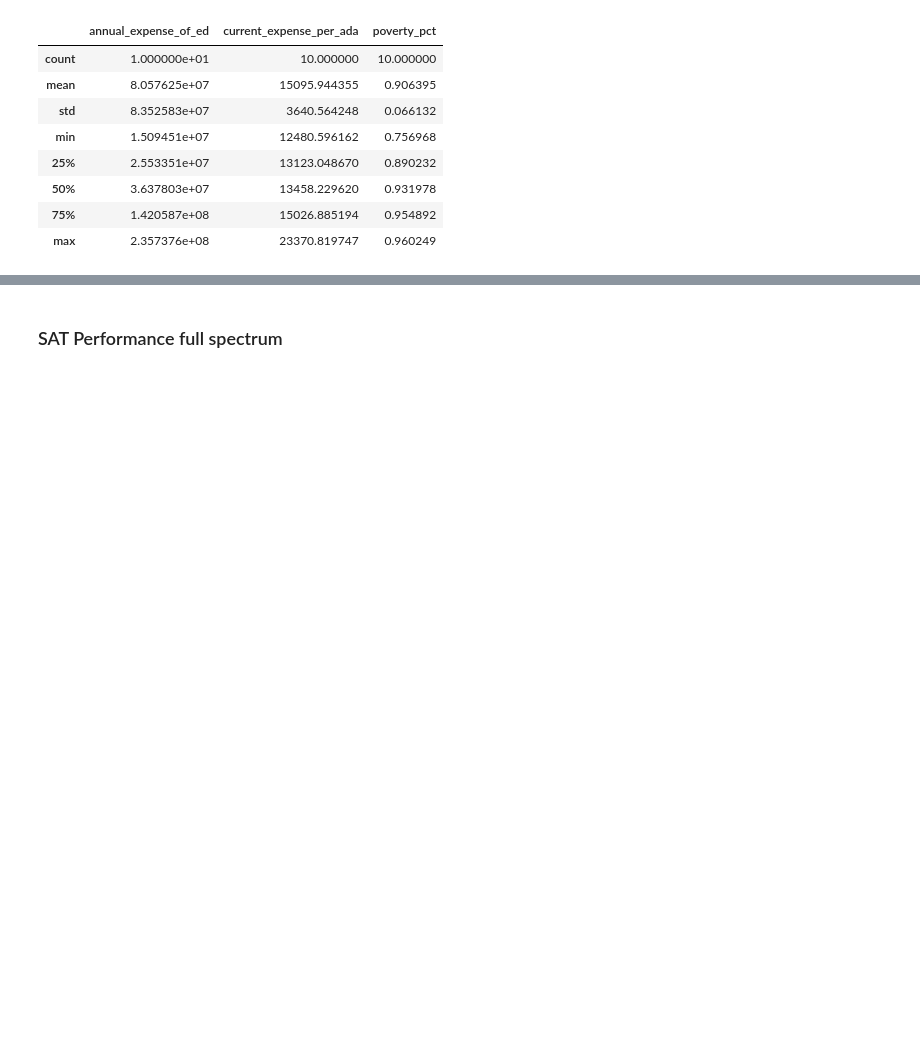
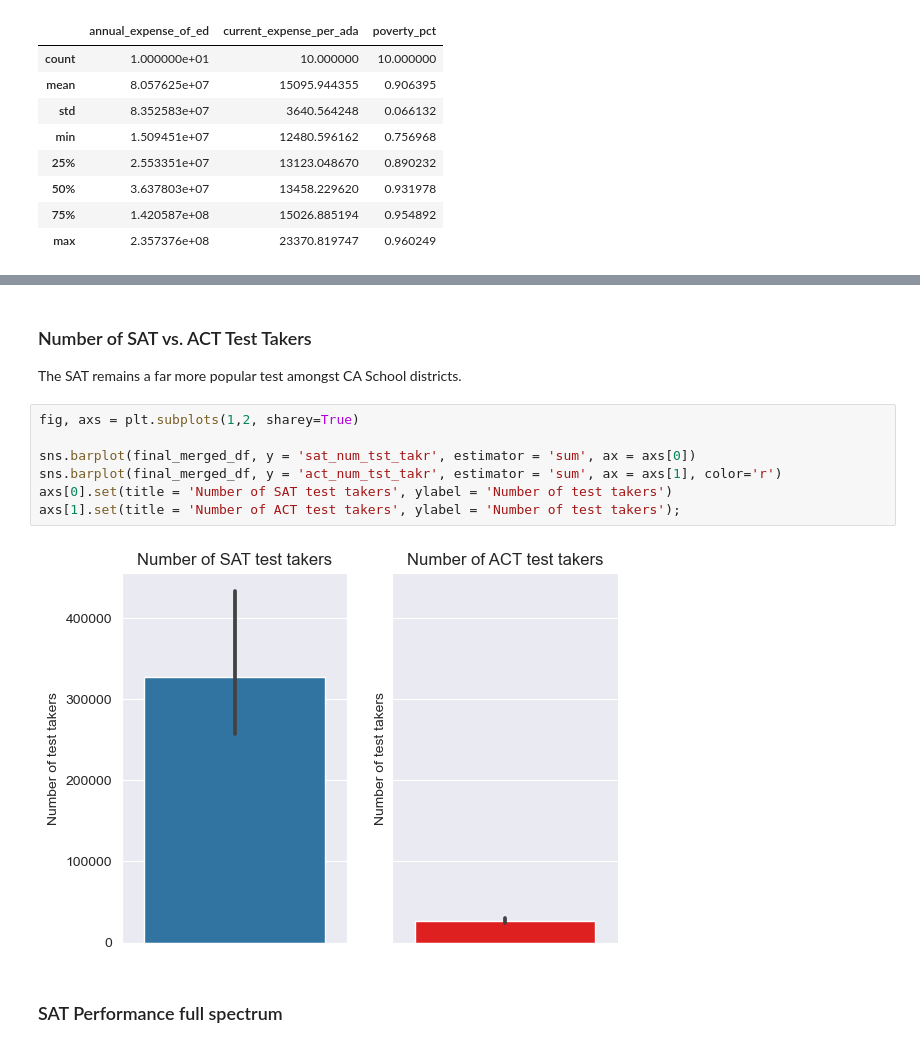
Before and after one commit to AlexSpradling/california_sat_analysis, a Jupyter notebook: code/starter-code Alex.ipynb, the cells around one changed output, grey strips where cells are left out. Cells and saved outputs as stored; diff of their text form; blank space fills up the shorter version.

```diff
--- a/code/starter-code Alex.ipynb
+++ b/code/starter-code Alex.ipynb
@@ -643,3 +709,16 @@ sns.histplot(final_merged_df, x = 'act_pct_ge_21', stat = 'percent', bins = 20,
+# %% [markdown]
+### Number of SAT vs. ACT Test Takers
+
+The SAT remains a far more popular test amongst CA School districts.
+# %%
+fig, axs = plt.subplots(1,2, sharey=True)
+
+sns.barplot(final_merged_df, y = 'sat_num_tst_takr', estimator = 'sum', ax = axs[0])
+sns.barplot(final_merged_df, y = 'act_num_tst_takr', estimator = 'sum', ax = axs[1], color='r')
+axs[0].set(title = 'Number of SAT test takers', ylabel = 'Number of test takers')
+axs[1].set(title = 'Number of ACT test takers', ylabel = 'Number of test takers');
+# %% [output]
+[figure, added]
 # %% [markdown]
 ### SAT Performance full spectrum
 # %%
```
Also changed, not shown: parts of 11 cells of this notebook.
